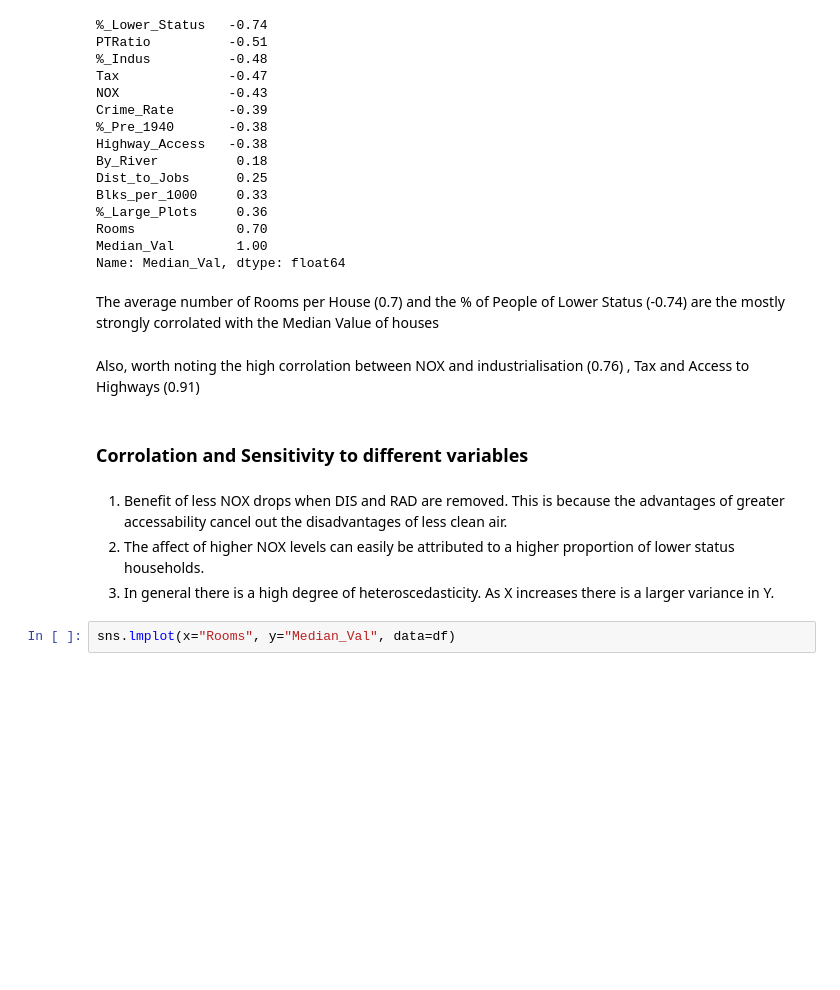
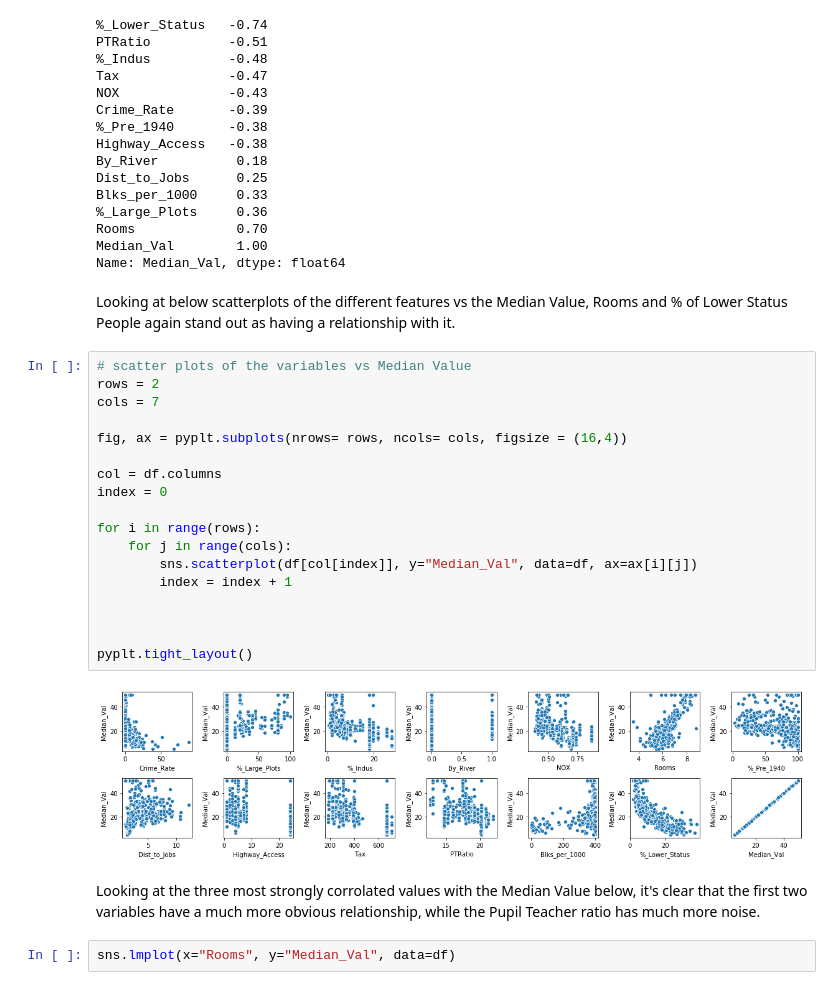
Before and after one commit to ConorHogan/MachineLearning-and-Statistics-Project, a Jupyter notebook: Machine-Learning-and-Statistics-Project-Notebook.ipynb, the cells around one changed output. Cells and saved outputs as stored; diff of their text form; blank space fills up the shorter version.

```diff
--- a/Machine-Learning-and-Statistics-Project-Notebook.ipynb
+++ b/Machine-Learning-and-Statistics-Project-Notebook.ipynb
@@ -274,16 +302,30 @@ Blks_per_1000     0.33
 Rooms             0.70
 Median_Val        1.00
 Name: Median_Val, dtype: float64
-# %% [markdown]
-The average number of Rooms per House (0.7) and the % of People of Lower Status (-0.74) are the mostly strongly corrolated with the Median Value of houses
-# %% [markdown]
-Also, worth noting the high corrolation between NOX and industrialisation (0.76) , Tax and Access to Highways (0.91)
-# %% [markdown]
-### Corrolation and Sensitivity to different variables
-# %% [markdown]
-1. Benefit of less NOX drops when DIS and RAD are removed. This is because the advantages of greater accessability cancel out the disadvantages of less clean air.
-2. The affect of higher NOX levels can easily be attributed to a higher proportion of lower status households.
-3. In general there is a high degree of heteroscedasticity. As X increases there is a larger variance in Y.
+# %% [markdown]
+Looking at below scatterplots of the different features vs the Median Value, Rooms and % of Lower Status People again stand out as having a relationship with it.
+# %%
+# scatter plots of the variables vs Median Value
+rows = 2
+cols = 7
+
+fig, ax = pyplt.subplots(nrows= rows, ncols= cols, figsize = (16,4))
+
+col = df.columns
+index = 0
+
+for i in range(rows):
+    for j in range(cols):
+        sns.scatterplot(df[col[index]], y="Median_Val", data=df, ax=ax[i][j])
+        index = index + 1
+
+
+
+pyplt.tight_layout()
+# %% [output]
+[figure, added]
+# %% [markdown]
+Looking at the three most strongly corrolated values with the Median Value below, it's clear that the first two variables have a much more obvious relationship, while the Pupil Teacher ratio has much more noise.
 # %%
 sns.lmplot(x="Rooms", y="Median_Val", data=df)
 # %% [output]
```
Also changed, not shown: parts of 47 cells of this notebook.
